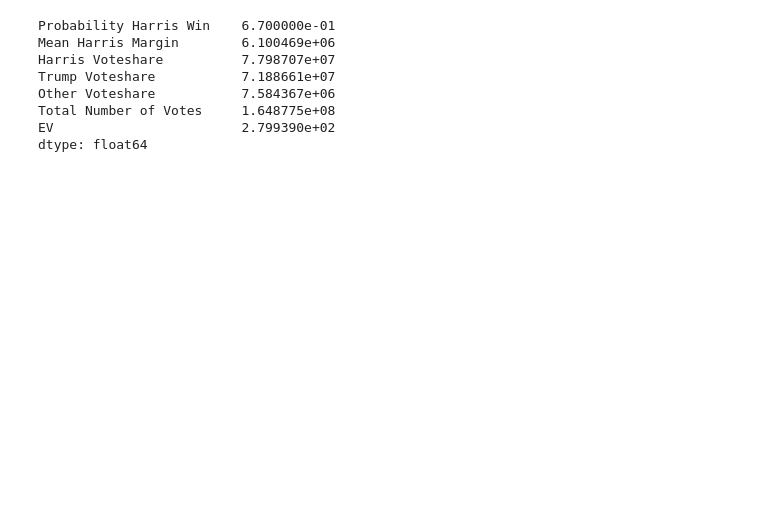
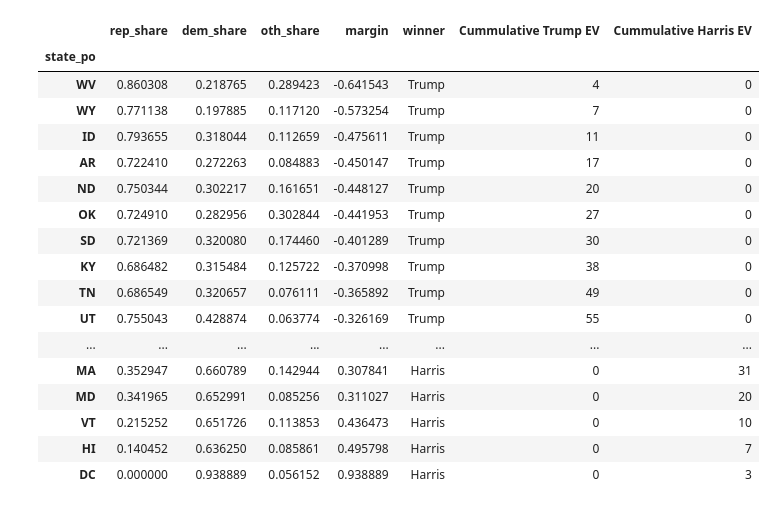
Before and after one commit to PatrickhCahill/AmericanElectionForecast, a Jupyter notebook: workspace.ipynb, the cells around one changed output. Cells and saved outputs as stored; diff of their text form; code cells hidden in the pictures; blank space fills up the shorter version.

```diff
--- a/workspace.ipynb
+++ b/workspace.ipynb
@@ -83,13 +74,12 @@ prior_preds = pd.DataFrame(data=prior_preds).T
 # %%
 prior_vars_scaled = prior_preds[["other_var","dem_var","rep_var"]].copy()
 
-prior_vars_scaled["other_var"] = prior_vars_scaled["other_var"] / prior_preds["other_vote"]**2
-prior_vars_scaled["dem_var"] = prior_vars_scaled["dem_var"] / prior_preds["dem_vote"]**2
-prior_vars_scaled["rep_var"] = prior_vars_scaled["rep_var"] / prior_preds["rep_vote"]**2
+prior_vars_scaled["other_var"] = (prior_vars_scaled["other_var"] / prior_preds["other_vote"]**2)*2 # Extrapolation penalty
+prior_vars_scaled["dem_var"] = (prior_vars_scaled["dem_var"] / prior_preds["dem_vote"]**2)*2
+prior_vars_scaled["rep_var"] = (prior_vars_scaled["rep_var"] / prior_preds["rep_vote"]**2)*2
 
 
 prior_preds_scaled = prior_preds[["other_vote","dem_vote","rep_vote"]].copy()
-
 prior_preds_votes = prior_preds_scaled.sum(axis=1)
 prior_preds_scaled=prior_preds_scaled.div(prior_preds_votes,axis=0,)
 prior_preds_scaled['total_vote_pred'] = prior_preds_votes
@@ -99,7 +89,21 @@ poll_other = 0.046
 poll_dem = 0.473
 poll_rep = 0.436
 
+# poll_other = 0.057
+# poll_dem = 0.482
+# poll_rep = 0.461
+
+# poll_other = 0.019
+# poll_dem = 0.513
+# poll_rep = 0.468
+
 post_preds_scaled_normalised = prior_preds_scaled_normalised.copy()
 post_preds_scaled_normalised['other_vote'] += poll_other
 post_preds_scaled_normalised['dem_vote'] += poll_dem
 post_preds_scaled_normalised['rep_vote'] += poll_rep
+post_preds_scaled_normalised.drop("total_vote_pred",axis=1,inplace=True)
+post_preds_scaled_normalised = post_preds_scaled_normalised.div(post_preds_scaled_normalised.sum(axis=1),axis=0)
+
+
+
+post_vars_scaled = prior_vars_scaled + 0.08**2
@@ -156,3 +164,11 @@ electoralvotes = {
     "WV":4,
     "WI":10,
     "WY":3}
+# %%
+covariance_matrix = matrix.T.corr()
+def to_cov(row,column):
+    return row * (column.loc[row.name]) * column
+# %%
+rep_cov = matrix['REPUBLICAN'].T.corr().apply(lambda row: to_cov(row,post_vars_scaled['rep_var']))
+dem_cov = matrix['DEMOCRAT'].T.corr().apply(lambda row: to_cov(row,post_vars_scaled['dem_var']))
+oth_cov = matrix['3RDPARTY'].T.corr().apply(lambda row: to_cov(row,post_vars_scaled['other_var']))
@@ -158,0 +233,21 @@ electoralvotes = {
+# %%
+election
+# %% [output]
+|  | rep_share | dem_share | oth_share | margin | winner | Cummulative Trump EV | Cummulative Harris EV |
+| state_po |  |  |  |  |  |  |  |
+| WV | 0.860308 | 0.218765 | 0.289423 | -0.641543 | Trump | 4 | 0 |
+| WY | 0.771138 | 0.197885 | 0.117120 | -0.573254 | Trump | 7 | 0 |
+| ID | 0.793655 | 0.318044 | 0.112659 | -0.475611 | Trump | 11 | 0 |
+| AR | 0.722410 | 0.272263 | 0.084883 | -0.450147 | Trump | 17 | 0 |
+| ND | 0.750344 | 0.302217 | 0.161651 | -0.448127 | Trump | 20 | 0 |
+| OK | 0.724910 | 0.282956 | 0.302844 | -0.441953 | Trump | 27 | 0 |
+| SD | 0.721369 | 0.320080 | 0.174460 | -0.401289 | Trump | 30 | 0 |
+| KY | 0.686482 | 0.315484 | 0.125722 | -0.370998 | Trump | 38 | 0 |
+| TN | 0.686549 | 0.320657 | 0.076111 | -0.365892 | Trump | 49 | 0 |
+| UT | 0.755043 | 0.428874 | 0.063774 | -0.326169 | Trump | 55 | 0 |
+| ... | ... | ... | ... | ... | ... | ... | ... |
+| MA | 0.352947 | 0.660789 | 0.142944 | 0.307841 | Harris | 0 | 31 |
+| MD | 0.341965 | 0.652991 | 0.085256 | 0.311027 | Harris | 0 | 20 |
+| VT | 0.215252 | 0.651726 | 0.113853 | 0.436473 | Harris | 0 | 10 |
+| HI | 0.140452 | 0.636250 | 0.085861 | 0.495798 | Harris | 0 | 7 |
+| DC | 0.000000 | 0.938889 | 0.056152 | 0.938889 | Harris | 0 | 3 |
@@ -198,11 +281,0 @@ OVERALL = pd.Series({
-# %%
-OVERALL.round(3)
-# %% [output]
-Probability Harris Win    6.700000e-01
-Mean Harris Margin        6.100469e+06
-Harris Voteshare          7.798707e+07
-Trump Voteshare           7.188661e+07
-Other Voteshare           7.584367e+06
-Total Number of Votes     1.648775e+08
-EV                        2.799390e+02
-dtype: float64
```
Also changed, not shown: parts of 24 cells of this notebook, 5 other files.
